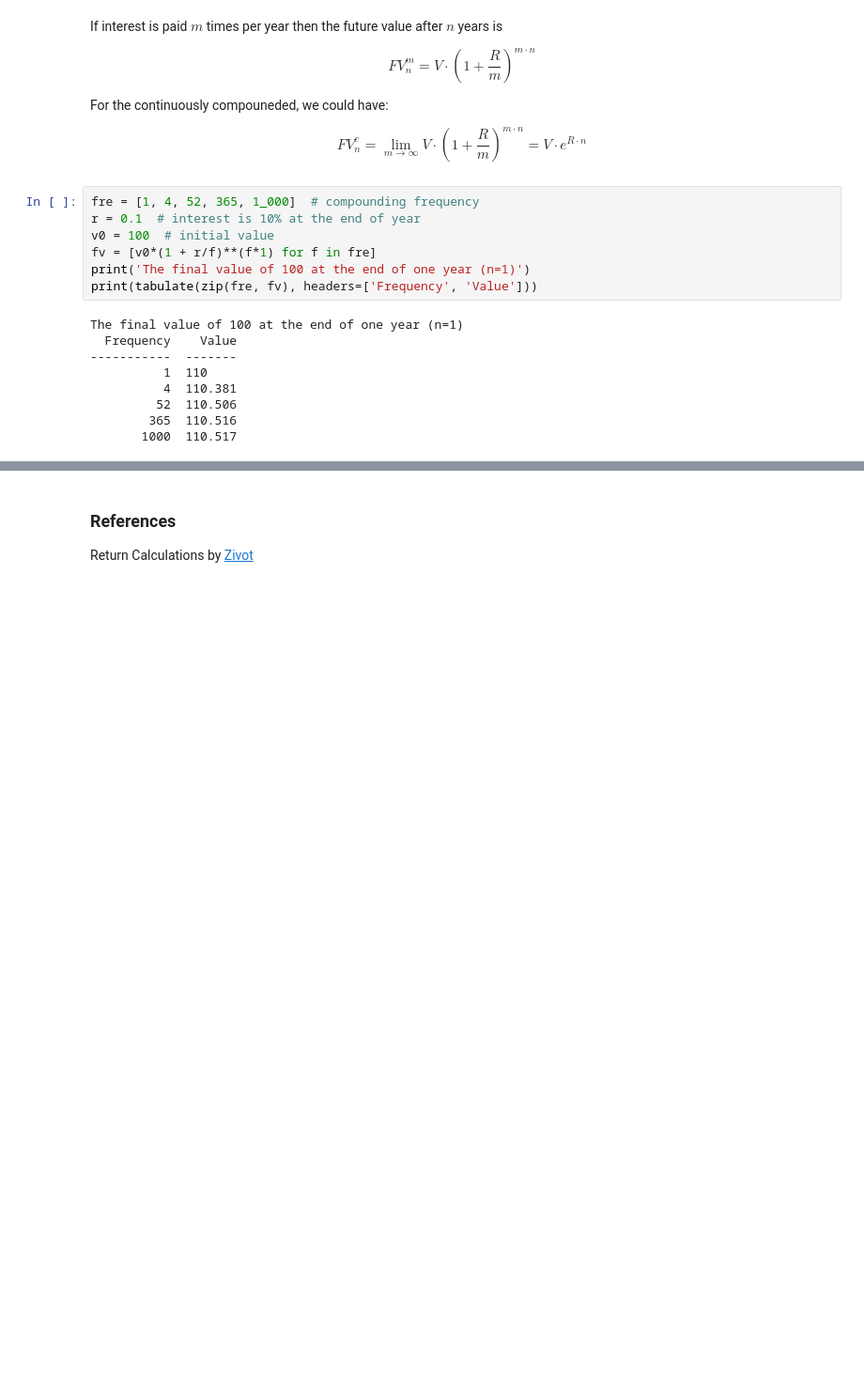
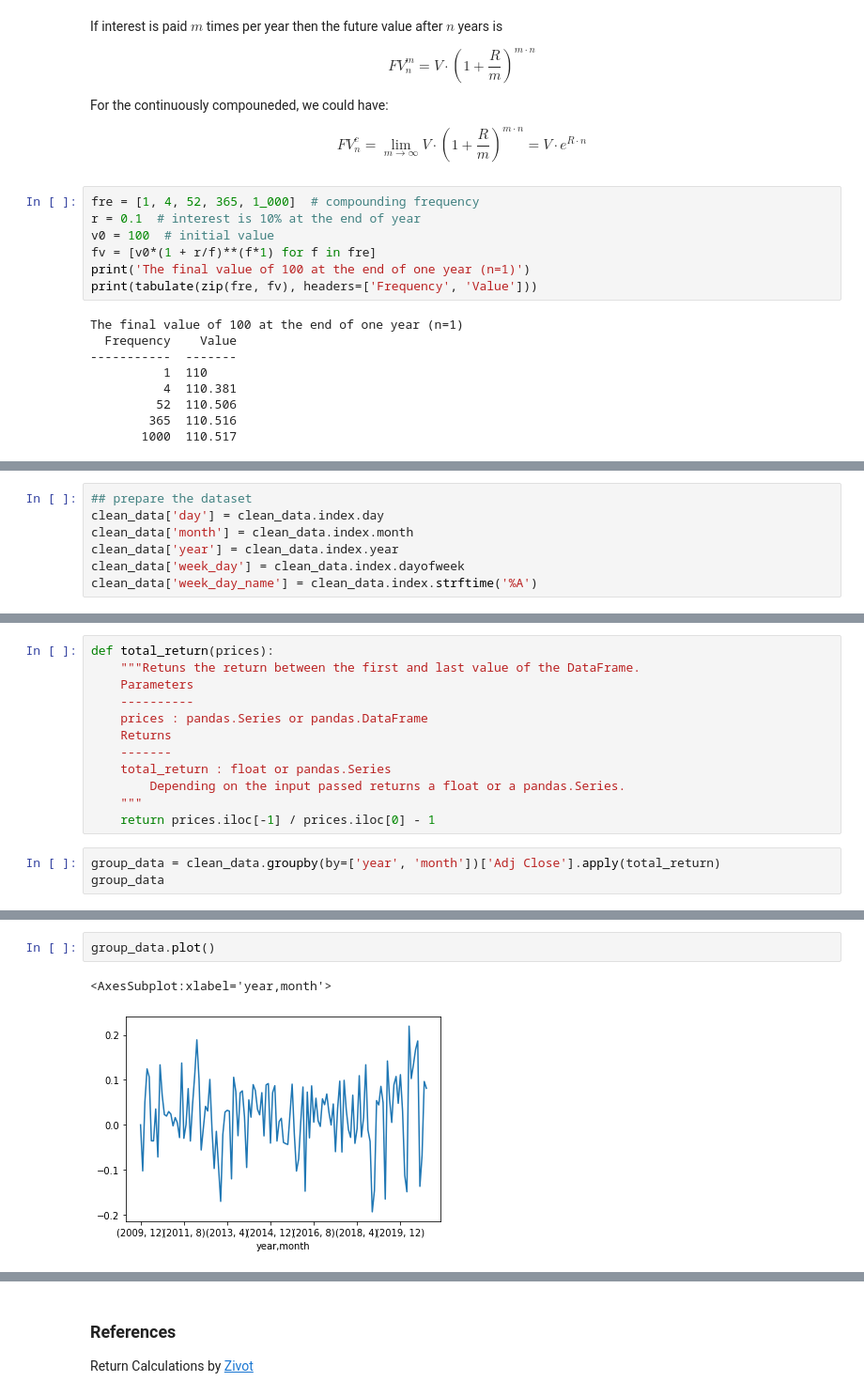
Before and after one commit to oceanumeric/python-finance, a Jupyter notebook: financial_econometrics/financial-time-series.ipynb, the cells around one changed output, grey strips where cells are left out. Shown at 94% size. Drawn from its saved outputs; the diff is of its cells as text; blank space fills up the shorter version.

```diff
--- a/financial_econometrics/financial-time-series.ipynb
+++ b/financial_econometrics/financial-time-series.ipynb
@@ -100,0 +136,7 @@ $$R_A = e^R - 1; \ \ \ \ \ \ R = \ln(1 + R_A)$$
+# %%
+## prepare the dataset
+clean_data['day'] = clean_data.index.day
+clean_data['month'] = clean_data.index.month
+clean_data['year'] = clean_data.index.year
+clean_data['week_day'] = clean_data.index.dayofweek
+clean_data['week_day_name'] = clean_data.index.strftime('%A')
@@ -100,0 +159,15 @@ $$R_A = e^R - 1; \ \ \ \ \ \ R = \ln(1 + R_A)$$
+# %%
+def total_return(prices):
+    """Retuns the return between the first and last value of the DataFrame.
+    Parameters
+    ----------
+    prices : pandas.Series or pandas.DataFrame
+    Returns
+    -------
+    total_return : float or pandas.Series
+        Depending on the input passed returns a float or a pandas.Series.
+    """
+    return prices.iloc[-1] / prices.iloc[0] - 1
+# %%
+group_data = clean_data.groupby(by=['year', 'month'])['Adj Close'].apply(total_return)
+group_data
@@ -100,0 +188,5 @@ $$R_A = e^R - 1; \ \ \ \ \ \ R = \ln(1 + R_A)$$
+# %%
+group_data.plot()
+# %% [output]
+<AxesSubplot:xlabel='year,month'>
+[figure, added]
```
Also changed, not shown: parts of 15 cells of this notebook.
